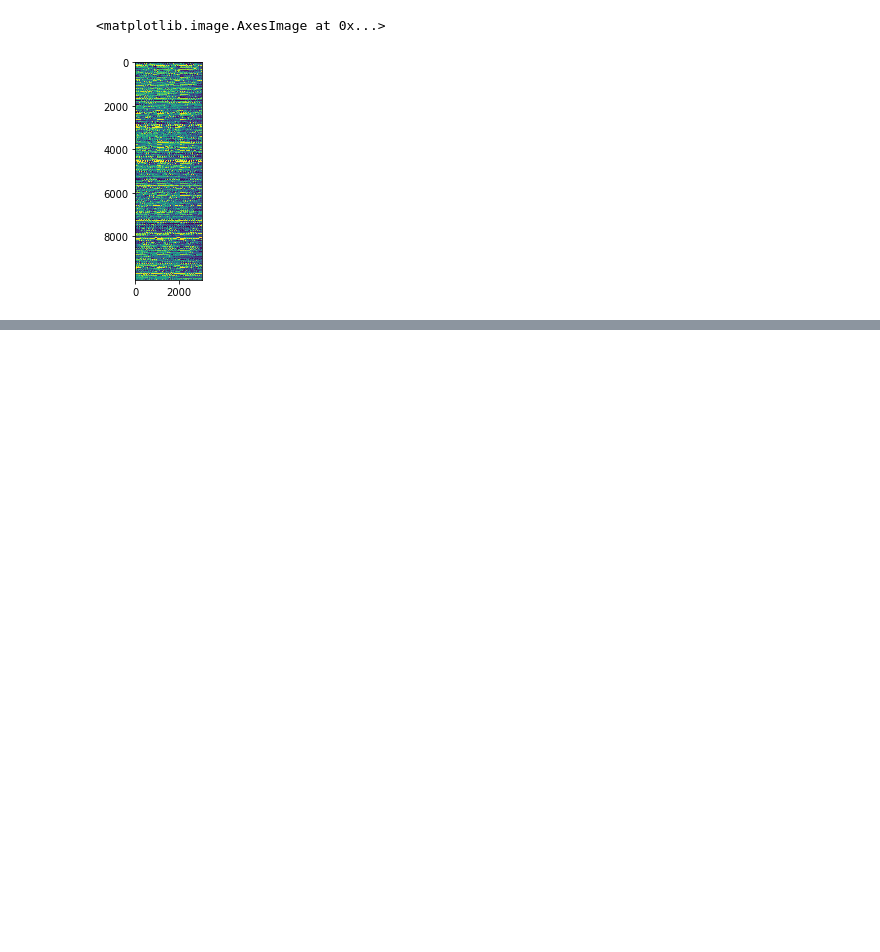
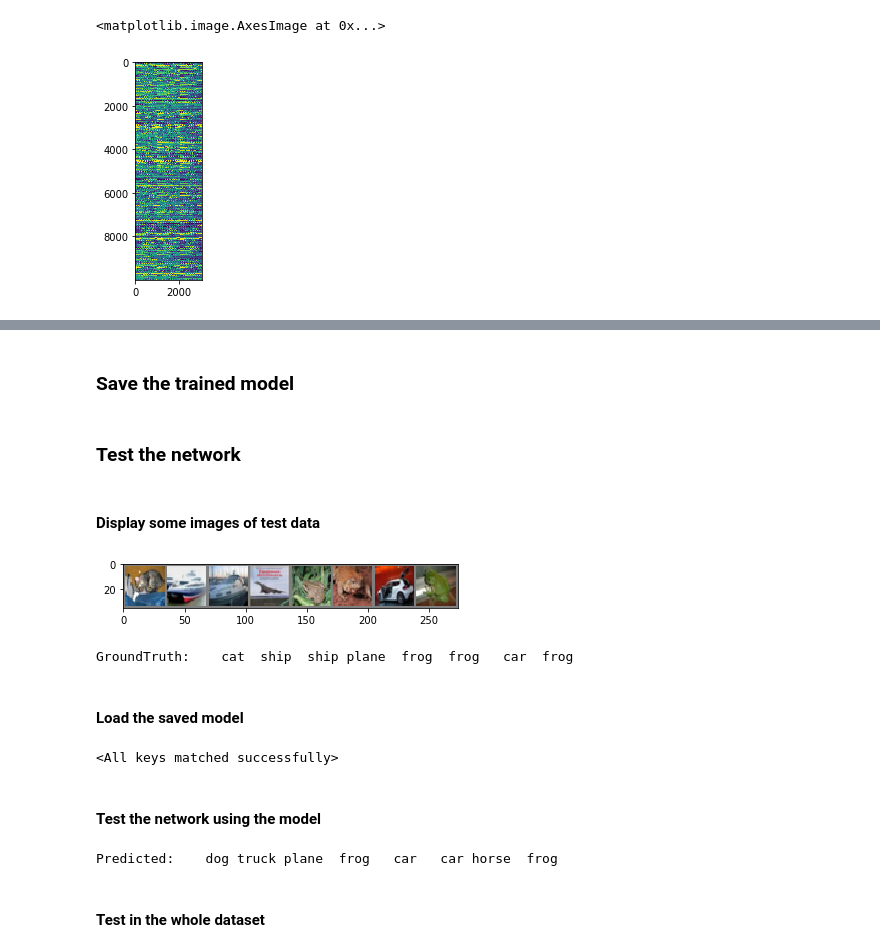
Before and after one commit to BigtoC/CS4487-JPYNBs, a Jupyter notebook: Project/Project-Image-classification.ipynb, the cells around one changed output, grey strips where cells are left out. Saved outputs shown, nothing was run; the diff lists cells and outputs as text; code cells hidden in the pictures; blank space fills up the shorter version.

```diff
--- a/Project/Project-Image-classification.ipynb
+++ b/Project/Project-Image-classification.ipynb
@@ -155,0 +290,2 @@ len(test_dataset)
+# %% [markdown]
+### Save the trained model
@@ -155,0 +295,34 @@ len(test_dataset)
+# %% [markdown]
+### Test the network
+# %% [markdown]
+#### Display some images of test data
+# %%
+dataiter = iter(test_loader)
+images, labels = dataiter.next()
+
+# print images
+imshow(torchvision.utils.make_grid(images))
+print('GroundTruth: ', ' '.join('%5s' % classes[labels[j]] for j in range(len(images))))
+# %% [output]
+[figure, added]
+GroundTruth:    cat  ship  ship plane  frog  frog   car  frog
+# %% [markdown]
+#### Load the saved model
+# %%
+net = Net()
+# net.to(device)
+net.load_state_dict(torch.load(PATH_basic))
+# %% [output]
+<All keys matched successfully>
+# %% [markdown]
+#### Test the network using the model
+# %%
+outputs = net(images)
+_, predicted = torch.max(outputs, 1)
+
+print('Predicted: ', ' '.join('%5s' % classes[predicted[j]]
+                              for j in range(len(images))))
+# %% [output]
+Predicted:    dog truck plane  frog   car   car horse  frog
+# %% [markdown]
+#### Test in the whole dataset
```
Also changed, not shown: parts of 31 cells of this notebook, 12 other files.
